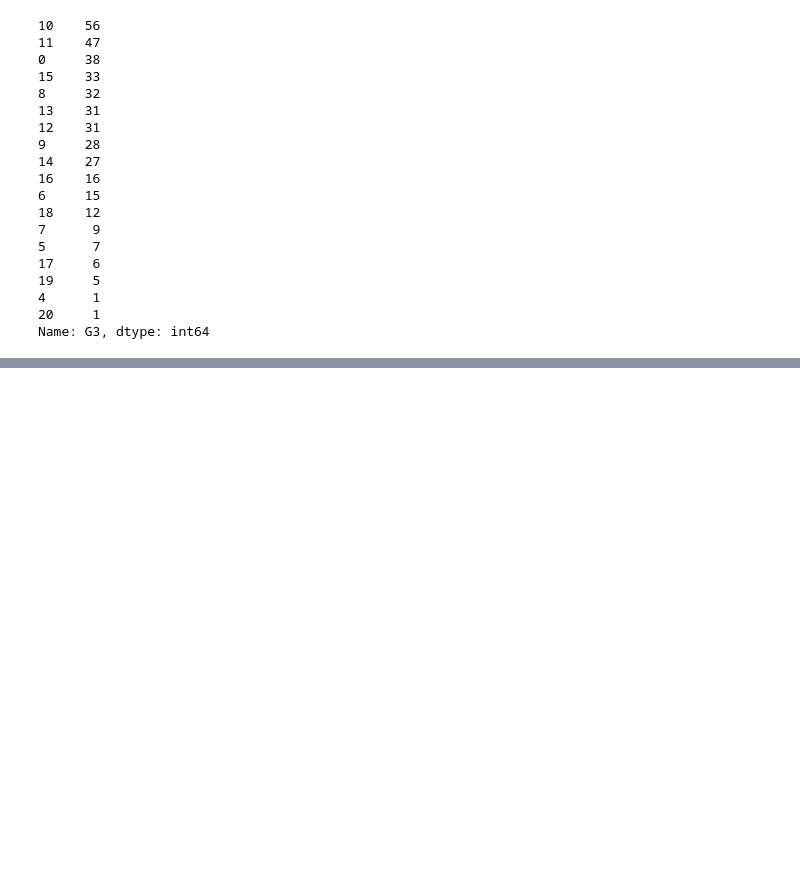
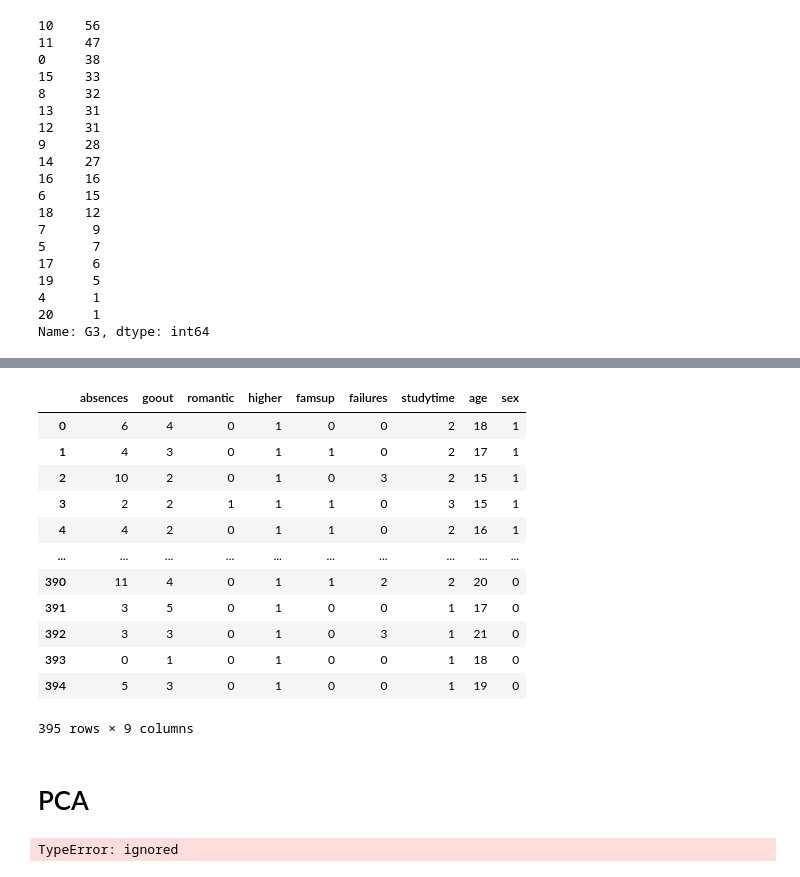
Before and after one commit to albertorekena/education-improvement, a Jupyter notebook: Pruebas.ipynb, the cells around one changed output, grey strips where cells are left out. Saved outputs shown, nothing was run; the diff lists cells and outputs as text; code cells hidden in the pictures; blank space fills up the shorter version.

```diff
--- a/Pruebas.ipynb
+++ b/Pruebas.ipynb
@@ -724 +724,19 @@ max       0.975861
 dtype: float64
+# %%
+X
+# %% [output]
+|  | absences | goout | romantic | higher | famsup | failures | studytime | age | sex |
+| 0 | 6 | 4 | 0 | 1 | 0 | 0 | 2 | 18 | 1 |
+| 1 | 4 | 3 | 0 | 1 | 1 | 0 | 2 | 17 | 1 |
+| 2 | 10 | 2 | 0 | 1 | 0 | 3 | 2 | 15 | 1 |
+| 3 | 2 | 2 | 1 | 1 | 1 | 0 | 3 | 15 | 1 |
+| 4 | 4 | 2 | 0 | 1 | 1 | 0 | 2 | 16 | 1 |
+| ... | ... | ... | ... | ... | ... | ... | ... | ... | ... |
+| 390 | 11 | 4 | 0 | 1 | 1 | 2 | 2 | 20 | 0 |
+| 391 | 3 | 5 | 0 | 1 | 0 | 0 | 1 | 17 | 0 |
+| 392 | 3 | 3 | 0 | 1 | 0 | 3 | 1 | 21 | 0 |
+| 393 | 0 | 1 | 0 | 1 | 0 | 0 | 1 | 18 | 0 |
+| 394 | 5 | 3 | 0 | 1 | 0 | 0 | 1 | 19 | 0 |
+395 rows × 9 columns
+# %% [markdown]
+# PCA
@@ -724,0 +749,10 @@ dtype: float64
+# %%
+pca.fit(X_train)
+print('Proportion of variance explained by each component:\n' +\
+      '1st component - %.2f,\n2nd component - %.2f\n' %
+      tuple(pca.explained_variance_ratio_))
+print('Directions of principal components:\n' +\
+      '1st component:', pca.components_[0],
+      '\n2nd component:', pca.components_[1])
+# %% [output]
+TypeError: ignored
```
Also changed, not shown: parts of 16 cells of this notebook.
